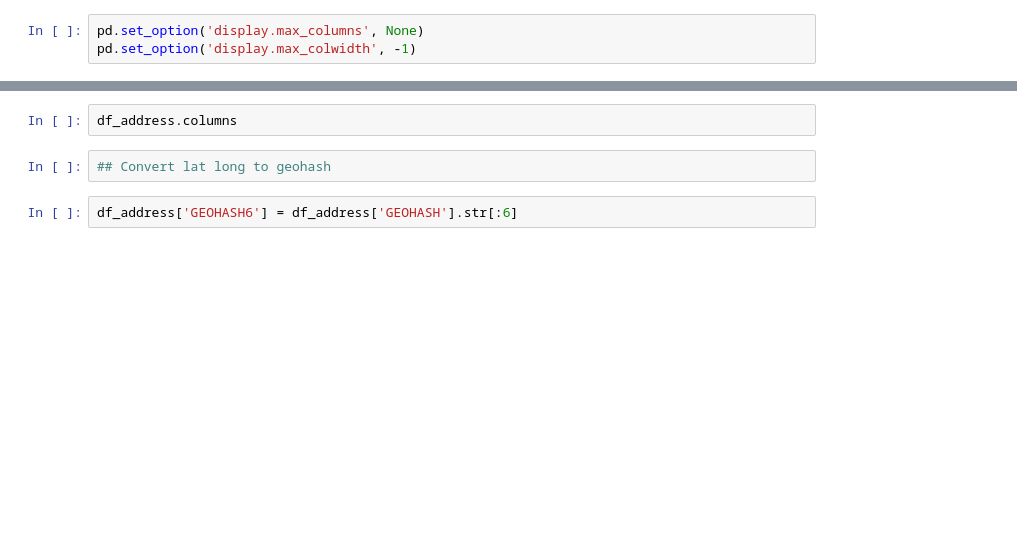
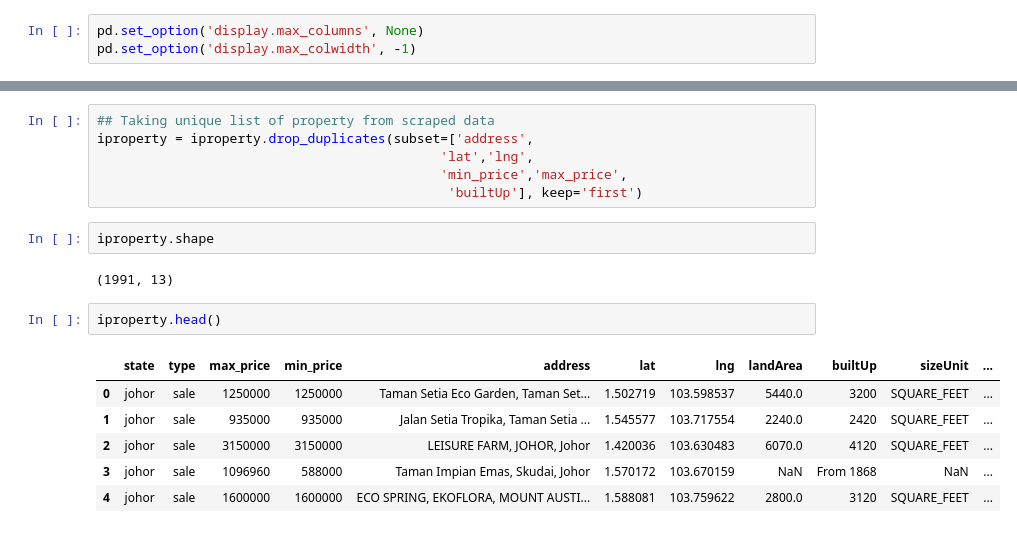
Before and after one commit to maryamnuri/income-group-estimation-using-iproperty, a Jupyter notebook: Estimating Income Group using Property Data.ipynb, the cells around one changed output, grey strips where cells are left out. Saved outputs shown, nothing was run; the diff lists cells and outputs as text; blank space fills up the shorter version.

```diff
--- a/Estimating Income Group using Property Data.ipynb
+++ b/Estimating Income Group using Property Data.ipynb
@@ -162,6 +35,19 @@ df_address.reset_index(drop=True, inplace=True)
-# %%
-df_address.columns
-# %%
-## Convert lat long to geohash
-# %%
-df_address['GEOHASH6'] = df_address['GEOHASH'].str[:6]
+# %%
+## Taking unique list of property from scraped data
+iproperty = iproperty.drop_duplicates(subset=['address',
+                                            'lat','lng',
+                                            'min_price','max_price',
+                                             'builtUp'], keep='first')
+# %%
+iproperty.shape
+# %% [output]
+(1991, 13)
+# %%
+iproperty.head()
+# %% [output]
+|  | state | type | max_price | min_price | address | lat | lng | landArea | builtUp | sizeUnit | ... |
+| 0 | johor | sale | 1250000 | 1250000 | Taman Setia Eco Garden, Taman Set... | 1.502719 | 103.598537 | 5440.0 | 3200 | SQUARE_FEET | ... |
+| 1 | johor | sale | 935000 | 935000 | Jalan Setia Tropika, Taman Setia ... | 1.545577 | 103.717554 | 2240.0 | 2420 | SQUARE_FEET | ... |
+| 2 | johor | sale | 3150000 | 3150000 | LEISURE FARM, JOHOR, Johor | 1.420036 | 103.630483 | 6070.0 | 4120 | SQUARE_FEET | ... |
+| 3 | johor | sale | 1096960 | 588000 | Taman Impian Emas, Skudai, Johor | 1.570172 | 103.670159 | NaN | From 1868 | NaN | ... |
+| 4 | johor | sale | 1600000 | 1600000 | ECO SPRING, EKOFLORA, MOUNT AUSTI... | 1.588081 | 103.759622 | 2800.0 | 3120 | SQUARE_FEET | ... |
```
Also changed, not shown: parts of 54 cells of this notebook.
